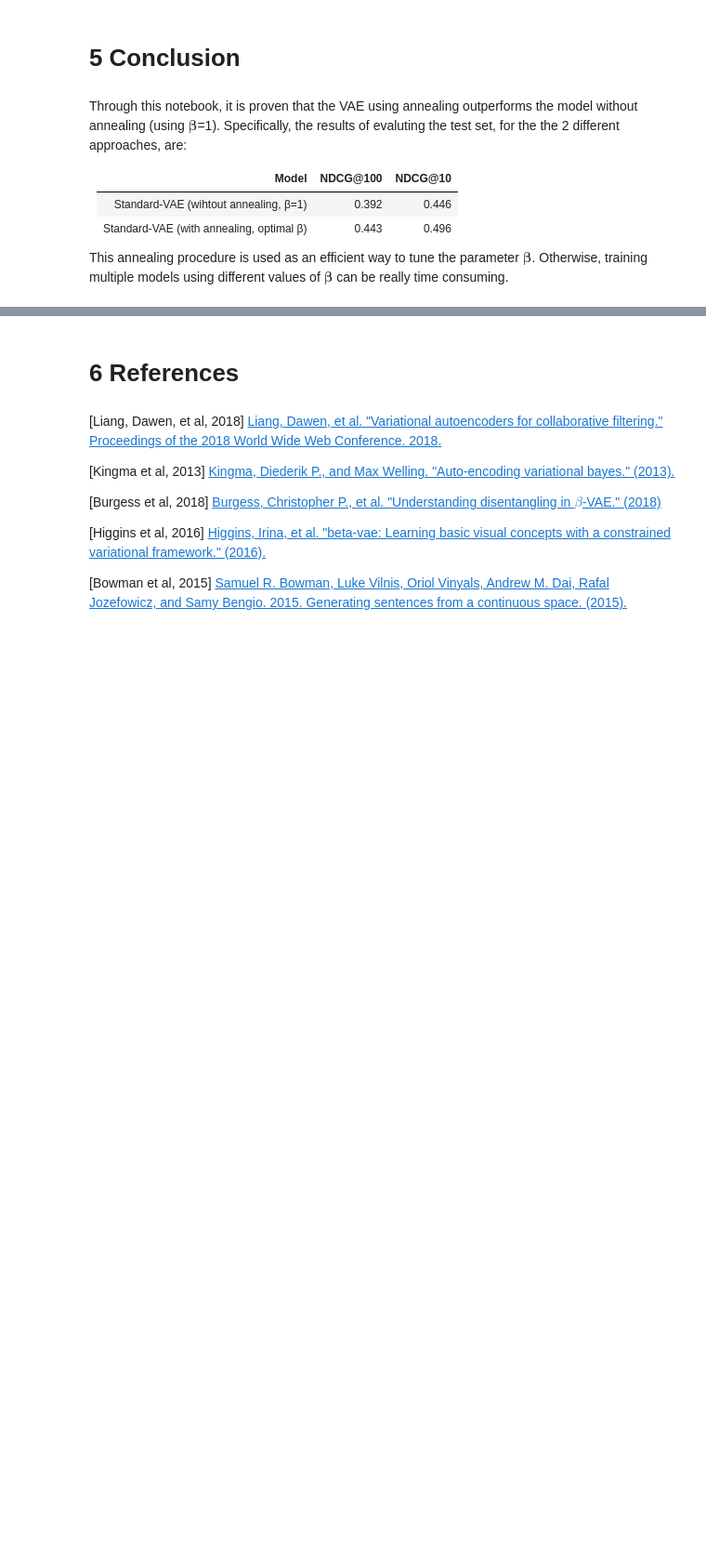
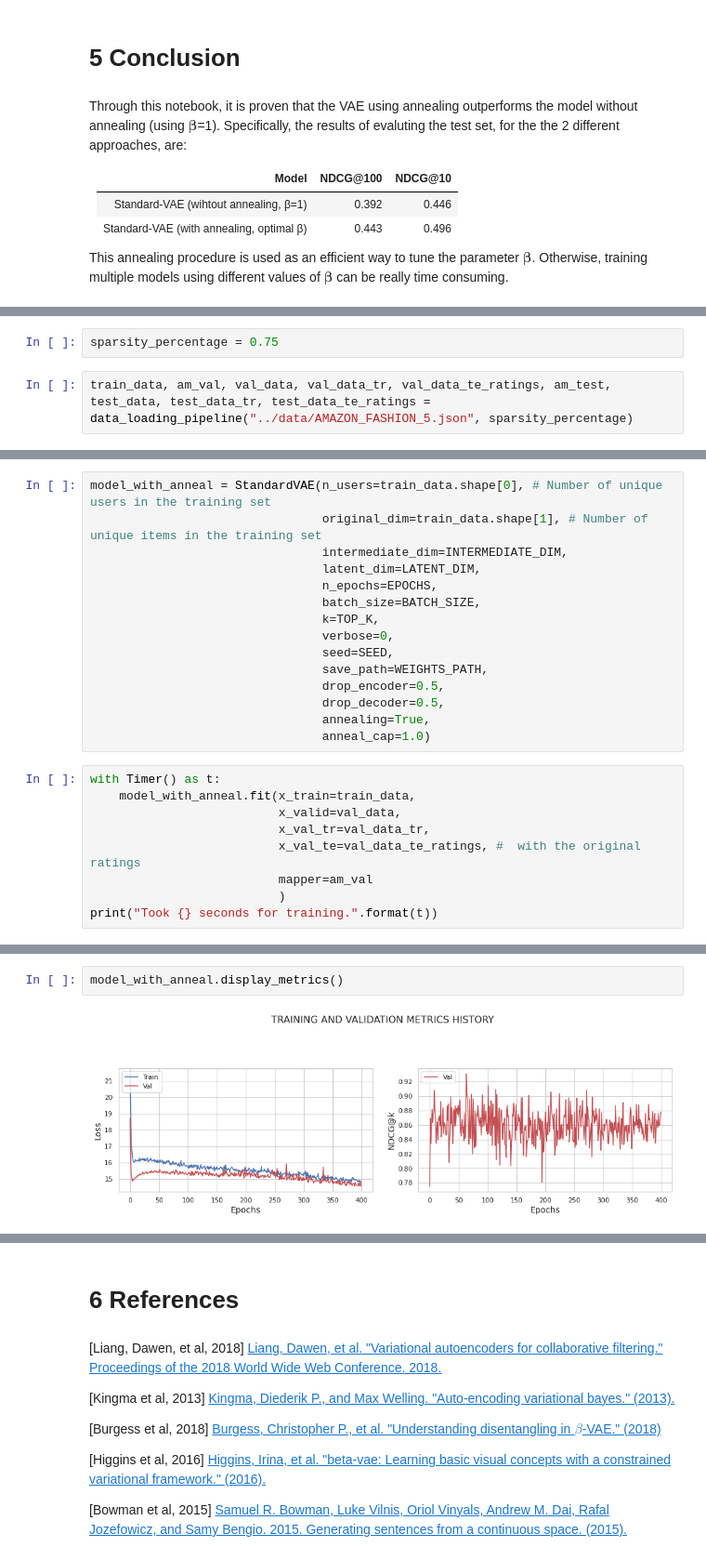
Before and after one commit to thijsgelton/IR-2122-Project, a Jupyter notebook: notebooks/standard_vae_deep_dive.ipynb, the cells around one changed output, grey strips where cells are left out. Shown at 93% size. Drawn from its saved outputs; the diff is of its cells as text; blank space fills up the shorter version.

```diff
--- a/notebooks/standard_vae_deep_dive.ipynb
+++ b/notebooks/standard_vae_deep_dive.ipynb
@@ -714,0 +958,4 @@ plt.show()
+# %%
+sparsity_percentage = 0.75
+# %%
+train_data, am_val, val_data, val_data_tr, val_data_te_ratings, am_test, test_data, test_data_tr, test_data_te_ratings = data_loading_pipeline("../data/AMAZON_FASHION_5.json", sparsity_percentage)
@@ -714,0 +983,24 @@ plt.show()
+# %%
+model_with_anneal = StandardVAE(n_users=train_data.shape[0], # Number of unique users in the training set
+                                original_dim=train_data.shape[1], # Number of unique items in the training set
+                                intermediate_dim=INTERMEDIATE_DIM,
+                                latent_dim=LATENT_DIM,
+                                n_epochs=EPOCHS,
+                                batch_size=BATCH_SIZE,
+                                k=TOP_K,
+                                verbose=0,
+                                seed=SEED,
+                                save_path=WEIGHTS_PATH,
+                                drop_encoder=0.5,
+                                drop_decoder=0.5,
+                                annealing=True,
+                                anneal_cap=1.0)
+# %%
+with Timer() as t:
+    model_with_anneal.fit(x_train=train_data,
+                          x_valid=val_data,
+                          x_val_tr=val_data_tr,
+                          x_val_te=val_data_te_ratings, #  with the original ratings
+                          mapper=am_val
+                          )
+print("Took {} seconds for training.".format(t))
@@ -714,0 +1010,4 @@ plt.show()
+# %%
+model_with_anneal.display_metrics()
+# %% [output]
+[figure, added]
```
Also changed, not shown: parts of 109 cells of this notebook, 5 other files.
